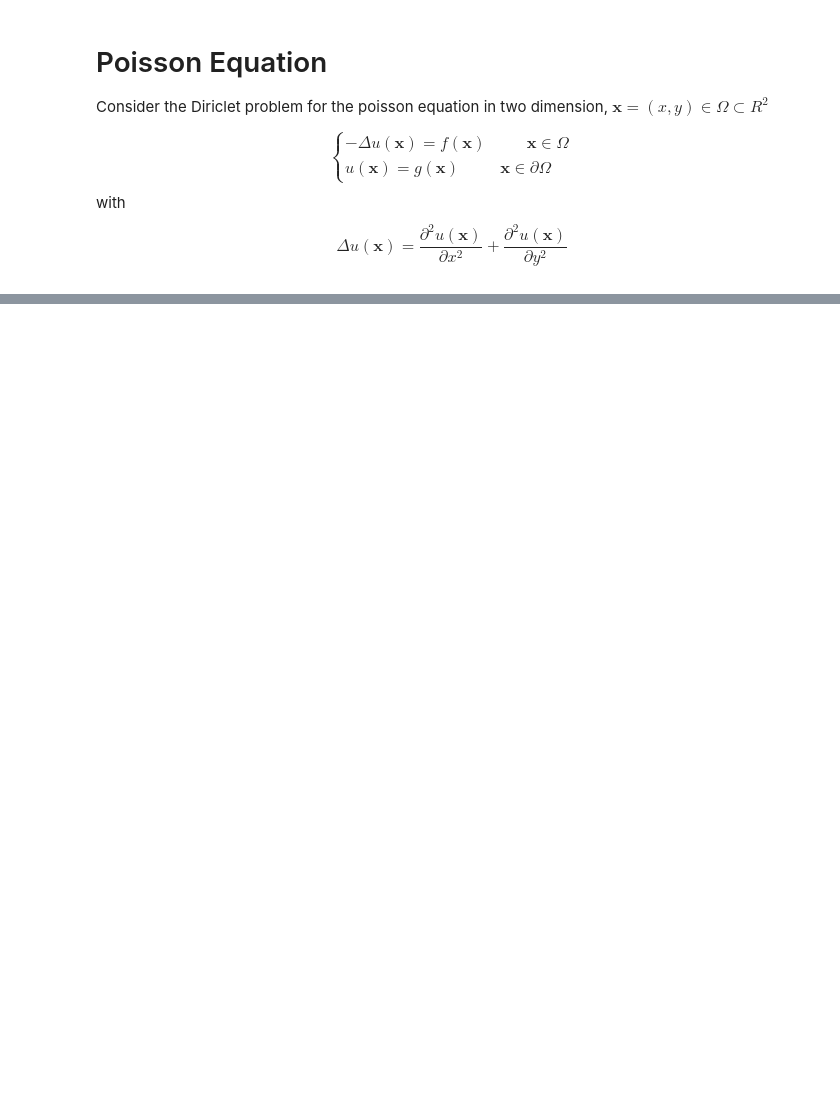
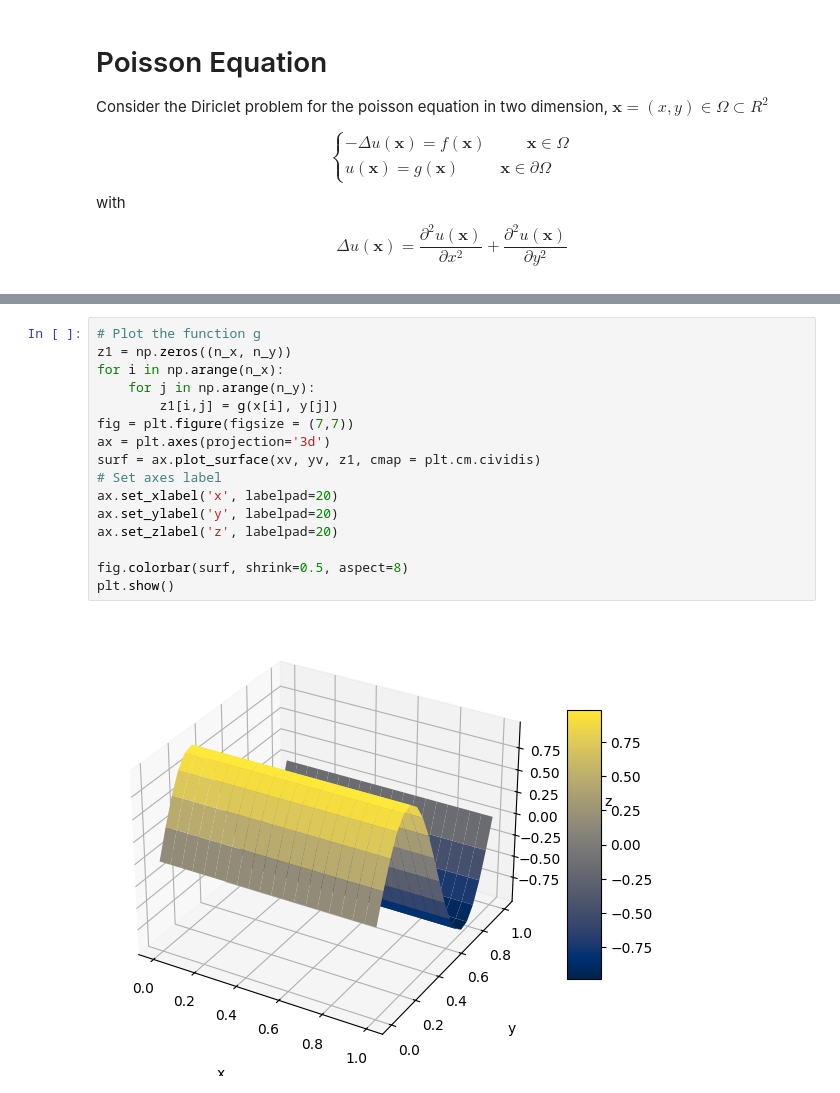
Before and after one commit to GabeXxX/NAPDE-Coursework, a Jupyter notebook: Finite difference and Poisson equation.ipynb, the cells around one changed output, grey strips where cells are left out. Drawn from its saved outputs; the diff is of its cells as text; blank space fills up the shorter version.

```diff
--- a/Finite difference and Poisson equation.ipynb
+++ b/Finite difference and Poisson equation.ipynb
@@ -99,0 +244,18 @@ def poisson_finite_difference_solver(a,b,c,d, n_x, n_y, f, g):
+# %%
+# Plot the function g
+z1 = np.zeros((n_x, n_y))
+for i in np.arange(n_x):
+    for j in np.arange(n_y):
+        z1[i,j] = g(x[i], y[j])
+fig = plt.figure(figsize = (7,7))
+ax = plt.axes(projection='3d')
+surf = ax.plot_surface(xv, yv, z1, cmap = plt.cm.cividis)
+# Set axes label
+ax.set_xlabel('x', labelpad=20)
+ax.set_ylabel('y', labelpad=20)
+ax.set_zlabel('z', labelpad=20)
+
+fig.colorbar(surf, shrink=0.5, aspect=8)
+plt.show()
+# %% [output]
+[figure, added]
```
Also changed, not shown: parts of 18 cells of this notebook.
